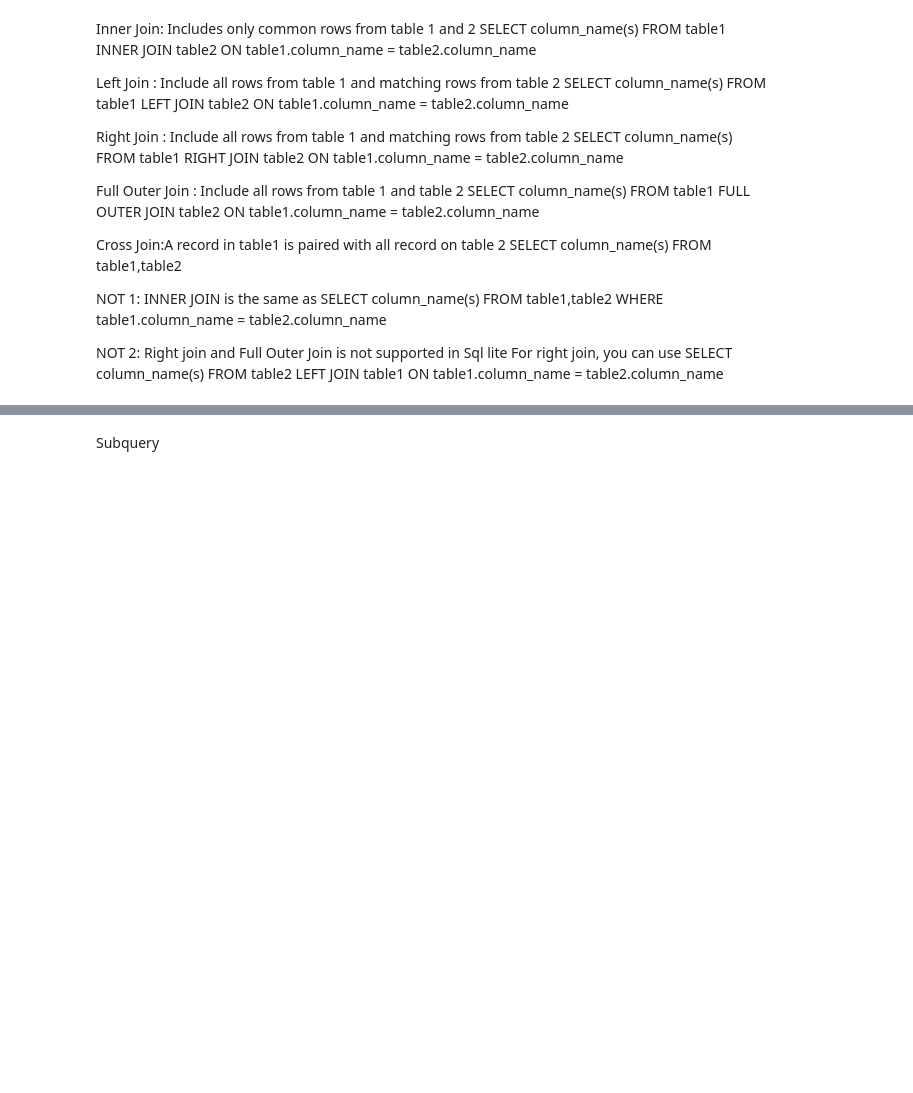
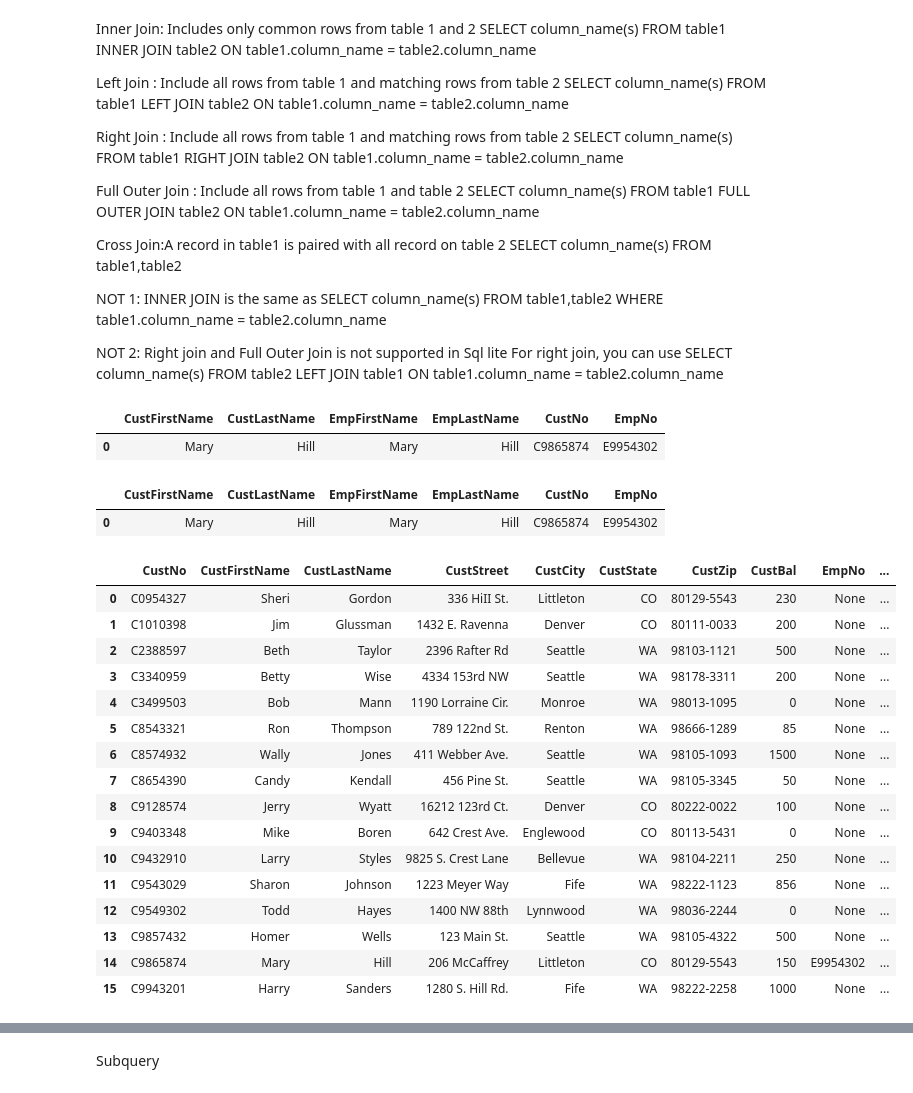
Before and after one commit to ogut77/BA, a Jupyter notebook: MultipleTable.ipynb, the cells around one changed output, grey strips where cells are left out. Saved outputs shown, nothing was run; the diff lists cells and outputs as text; code cells hidden in the pictures; blank space fills up the shorter version.

```diff
--- a/MultipleTable.ipynb
+++ b/MultipleTable.ipynb
@@ -477,25 +477,54 @@ SELECT column_name(s) FROM table2 LEFT JOIN table1 ON table1.column_name = table
 # %%
 #Select Customer and Employee related information where person are both customer and employee
 txt='''
-
+Select CustFirstName, CustLastName,EmpFirstName, EmpLastName,CustNo,EmpNo
+From Customer, Employee
+WHere CustFirstName=EmpFirstName and CustLastName=EmpLastName
 '''
 Q13 =  psql.sqldf(txt)
 Q13
+# %% [output]
+|  | CustFirstName | CustLastName | EmpFirstName | EmpLastName | CustNo | EmpNo |
+| 0 | Mary | Hill | Mary | Hill | C9865874 | E9954302 |
 # %%
 #Select Customer and Employee related information where person are both customer and employee
 #Inner Join Method
 txt='''
-
+Select CustFirstName, CustLastName,EmpFirstName, EmpLastName,CustNo,EmpNo
+From Customer Inner Join  Employee ON CustFirstName=EmpFirstName and CustLastName=EmpLastName
 '''
 Q13A =  psql.sqldf(txt)
 Q13A
+# %% [output]
+|  | CustFirstName | CustLastName | EmpFirstName | EmpLastName | CustNo | EmpNo |
+| 0 | Mary | Hill | Mary | Hill | C9865874 | E9954302 |
 # %%
 #List all Customer information. If Customer is also Employee, include all Employee related informartion.
-#Inner Join Method
+#Use one of  Join Method
 txt='''
+Select *
+From Customer Left Join  Employee ON CustFirstName=EmpFirstName and CustLastName=EmpLastName
 
 '''
 Q13A =  psql.sqldf(txt)
 Q13A
+# %% [output]
+|  | CustNo | CustFirstName | CustLastName | CustStreet | CustCity | CustState | CustZip | CustBal | EmpNo | ... |
+| 0 | C0954327 | Sheri | Gordon | 336 HiII St. | Littleton | CO | 80129-5543 | 230 | None | ... |
+| 1 | C1010398 | Jim | Glussman | 1432 E. Ravenna | Denver | CO | 80111-0033 | 200 | None | ... |
+| 2 | C2388597 | Beth | Taylor | 2396 Rafter Rd | Seattle | WA | 98103-1121 | 500 | None | ... |
+| 3 | C3340959 | Betty | Wise | 4334 153rd NW | Seattle | WA | 98178-3311 | 200 | None | ... |
+| 4 | C3499503 | Bob | Mann | 1190 Lorraine Cir. | Monroe | WA | 98013-1095 | 0 | None | ... |
+| 5 | C8543321 | Ron | Thompson | 789 122nd St. | Renton | WA | 98666-1289 | 85 | None | ... |
+| 6 | C8574932 | Wally | Jones | 411 Webber Ave. | Seattle | WA | 98105-1093 | 1500 | None | ... |
+| 7 | C8654390 | Candy | Kendall | 456 Pine St. | Seattle | WA | 98105-3345 | 50 | None | ... |
+| 8 | C9128574 | Jerry | Wyatt | 16212 123rd Ct. | Denver | CO | 80222-0022 | 100 | None | ... |
+| 9 | C9403348 | Mike | Boren | 642 Crest Ave. | Englewood | CO | 80113-5431 | 0 | None | ... |
+| 10 | C9432910 | Larry | Styles | 9825 S. Crest Lane | Bellevue | WA | 98104-2211 | 250 | None | ... |
+| 11 | C9543029 | Sharon | Johnson | 1223 Meyer Way | Fife | WA | 98222-1123 | 856 | None | ... |
+| 12 | C9549302 | Todd | Hayes | 1400 NW 88th | Lynnwood | WA | 98036-2244 | 0 | None | ... |
+| 13 | C9857432 | Homer | Wells | 123 Main St. | Seattle | WA | 98105-4322 | 500 | None | ... |
+| 14 | C9865874 | Mary | Hill | 206 McCaffrey | Littleton | CO | 80129-5543 | 150 | E9954302 | ... |
+| 15 | C9943201 | Harry | Sanders | 1280 S. Hill Rd. | Fife | WA | 98222-2258 | 1000 | None | ... |
 # %%
 #List all Employee information. If Employee is also Customer, include all Customer related informartion.
```
Also changed, not shown: parts of 13 cells of this notebook.
